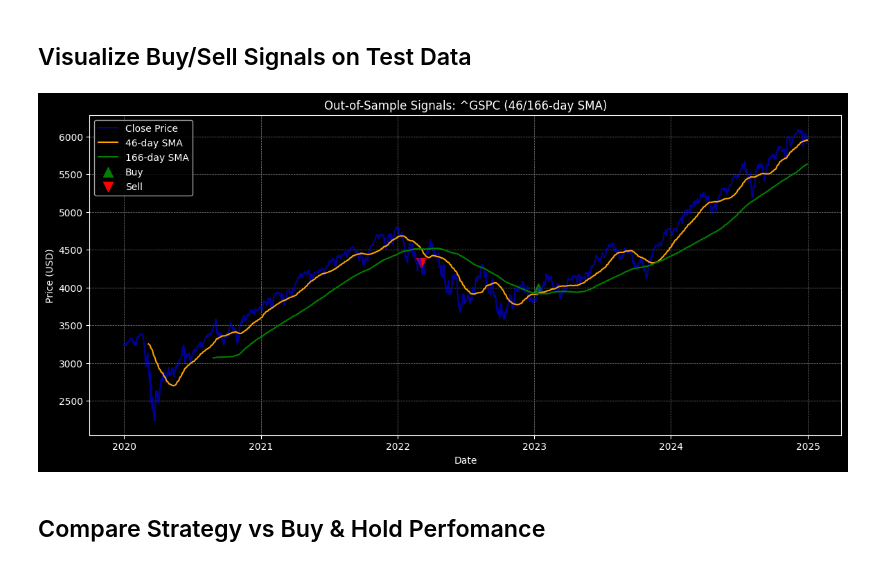
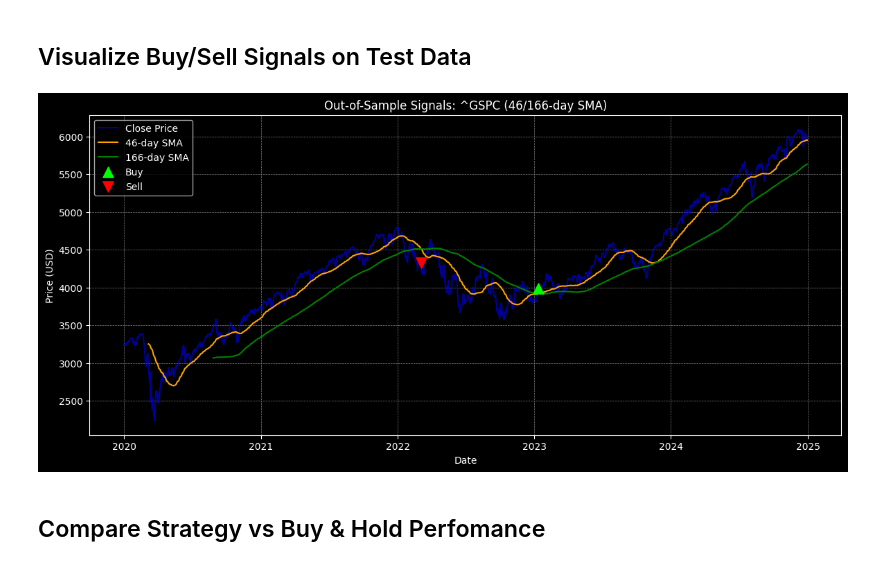
Before and after one commit to Brianhulela/optimizing_trading_strategies_comparative, a Jupyter notebook: optimizers/bayesian_optimization/analysis.ipynb, the cells around one changed output. Cells and saved outputs as stored; diff of their text form; code cells hidden in the pictures.

```diff
--- a/optimizers/bayesian_optimization/analysis.ipynb
+++ b/optimizers/bayesian_optimization/analysis.ipynb
@@ -208,28 +210,30 @@ final_value, trades, df_test_result = backtest_strategy_double_ma(
 # %%
 plt.figure(figsize=(14, 6))
 plt.plot(df_test_result['Close'], label='Close Price', alpha=0.6, color='blue')
 plt.plot(df_test_result['SMA_Short'], label=f'{best_short_window}-day SMA', color='orange')
 plt.plot(df_test_result['SMA_Long'], label=f'{best_long_window}-day SMA', color='green')
 
 # Identify buy signals: when short MA crosses above long MA
 buy_signals = df_test_result[(df_test_result['SMA_Short'].shift(1) <= df_test_result['SMA_Long'].shift(1)) &
                              (df_test_result['SMA_Short'] > df_test_result['SMA_Long'])]
 
 # Identify sell signals: when short MA crosses below long MA
 sell_signals = df_test_result[(df_test_result['SMA_Short'].shift(1) >= df_test_result['SMA_Long'].shift(1)) &
                               (df_test_result['SMA_Short'] < df_test_result['SMA_Long'])]
 
-plt.scatter(buy_signals.index, buy_signals['Close'], marker='^', color='green', s=100, label='Buy')
-plt.scatter(sell_signals.index, sell_signals['Close'], marker='v', color='red', s=100, label='Sell')
+# Plot buy/sell signals with enhancements
+plt.scatter(buy_signals.index, buy_signals['Close'], marker='^', color='lime', s=120, label='Buy', zorder=5)
+plt.scatter(sell_signals.index, sell_signals['Close'], marker='v', color='red', s=120, label='Sell', zorder=5)
 
 plt.title(f"Out-of-Sample Signals: {symbol} ({best_short_window}/{best_long_window}-day SMA)")
 plt.xlabel("Date")
 plt.ylabel("Price (USD)")
 plt.legend()
 plt.grid(True, color='gray', linestyle='--', linewidth=0.5)
+plt.savefig("out_of_sample_signals_plot.png", dpi=300, bbox_inches='tight')
 plt.show()
 # %% [output]
-[figure, old version]
+[figure, new version]
 # %% [markdown]
 ## Compare Strategy vs Buy & Hold Perfomance
 # %%
```
Also changed, not shown: parts of 7 cells of this notebook, 6 other files.
